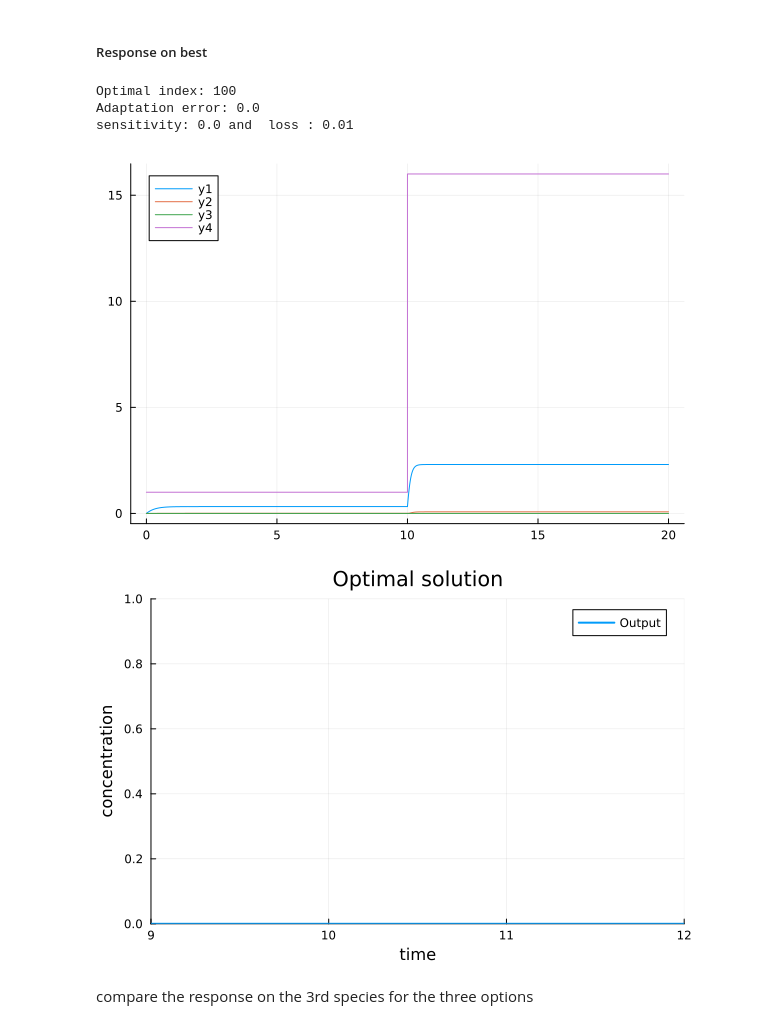
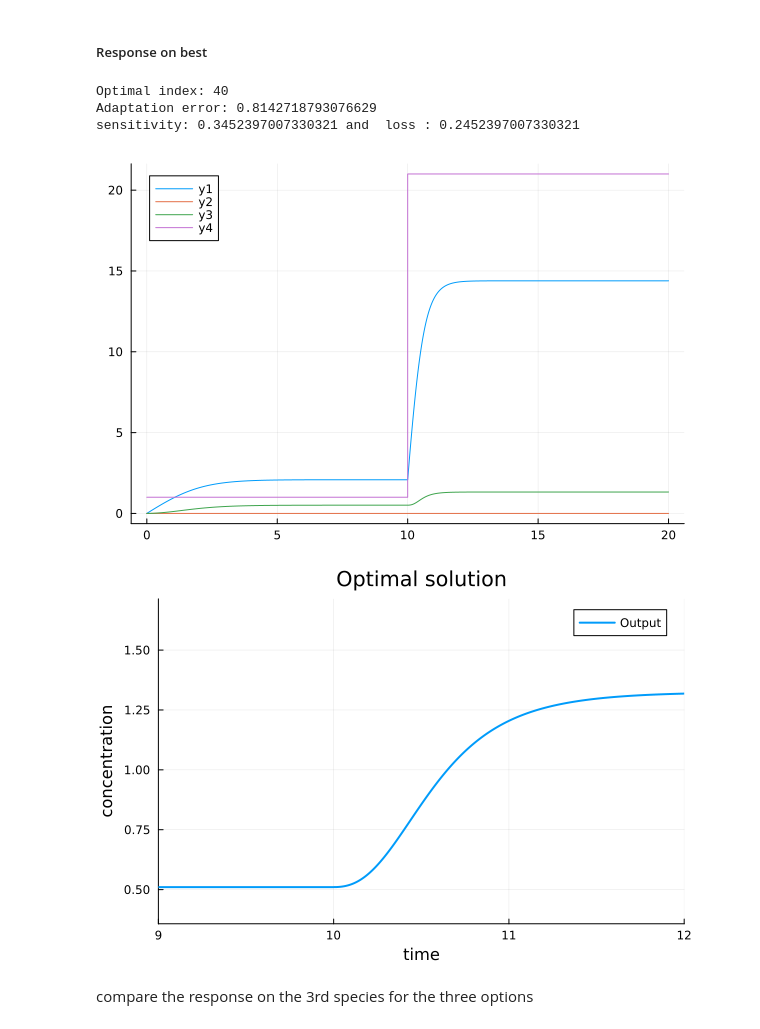
Before and after one commit to redsnic/SynthEvo, a Jupyter notebook: CRN_GDonly.ipynb, the cells around one changed output. Saved outputs shown, nothing was run; the diff lists cells and outputs as text; code cells hidden in the pictures.

```diff
--- a/CRN_GDonly.ipynb
+++ b/CRN_GDonly.ipynb
@@ -24,12 +24,12 @@ input = 1.
 perturbation = 1.
 
 # generate p0
-pars_v = [rand() for i in 1:np]
+pars_v = [0.5 for i in 1:np]
 pars_l = assemble_opt_parameters_and_varables(pars_v, N)
 
 # set up the loss function
-weights = [100., 1., 0.01, 5] #[1.0/50, 1.0, 1.0/80, 1.0] #[1., 0.01, 0.01, 1.] # this descends smoothly
-p=0.01
+weights = [1., 1., 10., 1.] #[1.0/50, 1.0, 1.0/80, 1.0] #[1., 0.01, 0.01, 1.] # this descends smoothly
+p=0.1
 d=0.5
 f_ss=0.5
 
@@ -47,10 +47,10 @@ loss_derivatives = compute_symbolic_derivatives_of_loss(s_loss)
 # set up optimization parameters
 
 alpha = 0.1        # learning rate
-N_iter = 100        # number of iterations
+N_iter = 40        # number of iterations
 
 K = 5               # perturbation samples per iteration
-perturbation_list = [-1., -0.75, -0.5, -0.25, 0.25, 0.5, 0.75, 1., 2., 3., 4., 5., 6., 7., 8., 9., 10.]
+perturbation_list = [-1., -0.75, -0.5, -0.25, 0.25, 0.5, 0.75, 1.]#, 2., 3., 4., 5., 6., 7., 8., 9., 10.]
 
 # output data structures
 loss_tape = []
@@ -228,32 +225,31 @@ plot!()
 # %% [markdown]
 ##### Response on best
 # %%
-perturb = 15
-opt_index = argmin(loss_tape)
-opt_index = argmin(predictions)
+perturb = 20
+#opt_index = argmin(loss_tape)
+#opt_index = argmin(predictions)
 opt_index = length(loss_tape)
-#opt_index = 10
 
 opt_pars_v = parameter_tape[opt_index]
 opt_pars_l = assemble_opt_parameters_and_varables(opt_pars_v, N)
 
 sol = run_extended_with_fixed_perturbations(ext_ode, opt_pars_l, input, [ perturb ], t0, t1)[1]
 println("Optimal index: ", opt_index)
 println("Adaptation error: ", abs(sol(t0)[3] - sol(t1)[3]))
 println("sensitivity: ", abs(sol(t0)[3] - sol(t0+d)[3]), " and  loss : ", abs(abs(sol(t0)[3] - sol(t0+d)[3]) - p))
 plot(sol.t, vec2mat(sol.u)[:,1:4])
 # %% [output]
-Optimal index: 100
-Adaptation error: 0.0
-sensitivity: 0.0 and  loss : 0.01
+Optimal index: 40
+Adaptation error: 0.8142718793076629
+sensitivity: 0.3452397007330321 and  loss : 0.2452397007330321
-[figure, old version]
+[figure, new version]
 # %%
 # zoom on reaction 3
 plot(sol.t, vec2mat(sol.u)[:,3], label="Output", xlabel="time", ylabel="concentration", title="Optimal solution", lw=2)
 xlims!(t0-1., t0+2)
 ylims!(sol(t0-1)[3]-sol(t0-1)[3]*0.3, sol(t0+2)[3]+sol(t0+2)[3]*0.3)
 # %% [output]
-[figure, old version]
+[figure, new version]
 # %% [markdown]
 compare the response on the 3rd species for the three options
 # %%
```
Also changed, not shown: parts of 35 cells of this notebook, 3 other files.
